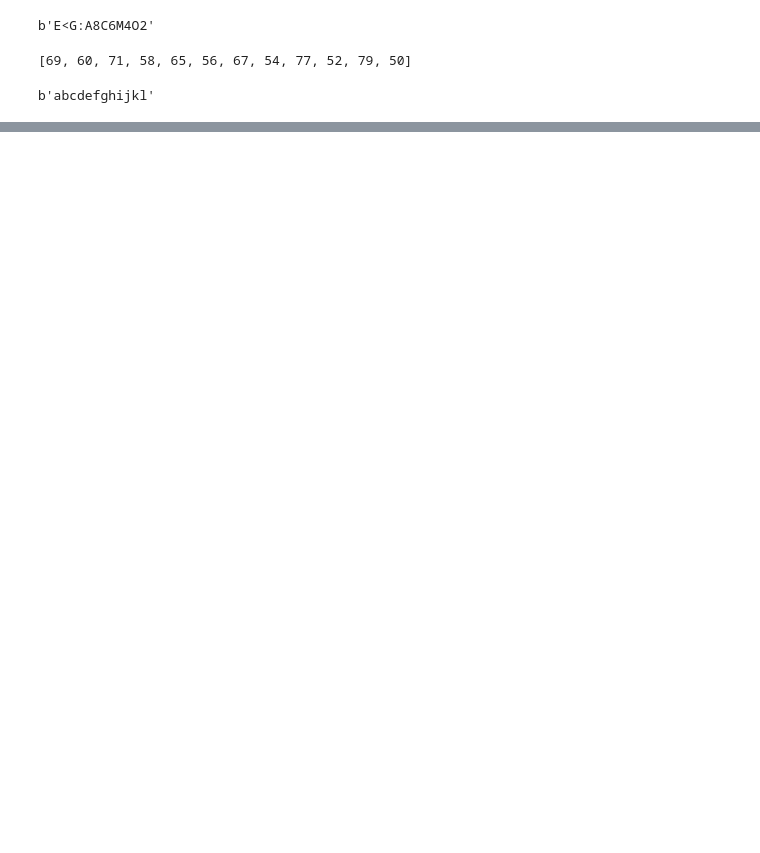
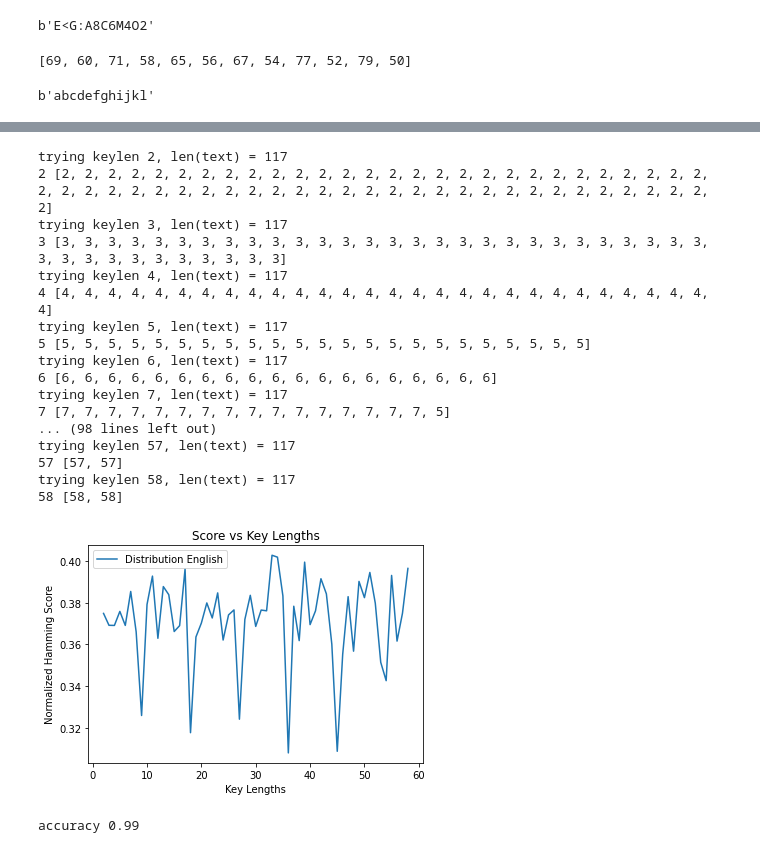
Before and after one commit to arpitbbhayani/decipher-single-byte-xor, a Jupyter notebook: decipher-repeating-key-xor.ipynb, the cells around one changed output, grey strips where cells are left out. Cells and saved outputs as stored; diff of their text form; code cells hidden in the pictures; blank space fills up the shorter version.

```diff
--- a/decipher-repeating-key-xor.ipynb
+++ b/decipher-repeating-key-xor.ipynb
@@ -9,7 +12,7 @@ import matplotlib.pyplot as plt
 from collections import Counter
 from typing import List, Tuple
 # %%
-plain_text = b'British troops entered Cuxhaven at 1400 on 6 May - from now on all radio traffic will cease - wishing you all the best. Lt Kunkel.'
+plain_text = b'British troops entered Cuxhaven at on May from now on all radio traffic will cease wishing you all the best Lt Kunkel'
 # %%
 plain_text = plain_text.lower()
 # %%
@@ -46,0 +52,10 @@ b"F,M*M-L~P,K1T-\x04;J*A,A:\x04=Q&L?R;J~E*\x04o\x10n\x14~K0\x04h\x043E'\x04s\x04
+# %%
+def hamming_distance_bytes(text1:bytes, text2:bytes) -> int:
+    dist = 0
+    for byte1, byte2 in zip(text1, text2):
+        dist += bin(byte1 ^ byte2).count('1')
+    return dist
+
+
+def hamming_score_bytes(text1:bytes, text2:bytes) -> float:
+    return hamming_distance_bytes(text1, text2) / (8 * min(len(text1), len(text2)))
@@ -47,9 +70,8 @@ b"F,M*M-L~P,K1T-\x04;J*A,A:\x04=Q&L?R;J~E*\x04o\x10n\x14~K0\x04h\x043E'\x04s\x04
 # %%
-def plot_linears(dist_1, dist_2, title=None):
-    plt.plot(list(string.ascii_lowercase), dist_1, label="Distribution English")
-    plt.plot(list(string.ascii_lowercase), dist_2, label="Distribution Text")
-    plt.xlabel('Letters')
-    plt.ylabel('Frequency (percentage)')
+def plot_linears(keys, scores, title=None):
+    plt.plot(keys, scores, label="Distribution English")
+    plt.xlabel('Key Lengths')
+    plt.ylabel('Normalized Hamming Score')
     plt.title(title)
     plt.legend()
     plt.show()
@@ -109,0 +119,39 @@ assert decipher(cipher_text) == (plain_text, key,)
+# %%
+key = b"$43132^21"
+cipher_text = repeating_key_xor(plain_text, key)
+ck = compute_key_length(cipher_text, plot=True)
+assert math.gcd(ck, len(key)) == len(key)
+# %% [output]
+trying keylen 2, len(text) = 117
+2 [2, 2, 2, 2, 2, 2, 2, 2, 2, 2, 2, 2, 2, 2, 2, 2, 2, 2, 2, 2, 2, 2, 2, 2, 2, 2, 2, 2, 2, 2, 2, 2, 2, 2, 2, 2, 2, 2, 2, 2, 2, 2, 2, 2, 2, 2, 2, 2, 2, 2, 2, 2, 2, 2, 2, 2, 2, 2]
+trying keylen 3, len(text) = 117
+3 [3, 3, 3, 3, 3, 3, 3, 3, 3, 3, 3, 3, 3, 3, 3, 3, 3, 3, 3, 3, 3, 3, 3, 3, 3, 3, 3, 3, 3, 3, 3, 3, 3, 3, 3, 3, 3, 3, 3]
+trying keylen 4, len(text) = 117
+4 [4, 4, 4, 4, 4, 4, 4, 4, 4, 4, 4, 4, 4, 4, 4, 4, 4, 4, 4, 4, 4, 4, 4, 4, 4, 4, 4, 4, 4]
+trying keylen 5, len(text) = 117
+5 [5, 5, 5, 5, 5, 5, 5, 5, 5, 5, 5, 5, 5, 5, 5, 5, 5, 5, 5, 5, 5, 5, 5]
+trying keylen 6, len(text) = 117
+6 [6, 6, 6, 6, 6, 6, 6, 6, 6, 6, 6, 6, 6, 6, 6, 6, 6, 6, 6]
+trying keylen 7, len(text) = 117
+7 [7, 7, 7, 7, 7, 7, 7, 7, 7, 7, 7, 7, 7, 7, 7, 7, 5]
+... (98 lines left out)
+trying keylen 57, len(text) = 117
+57 [57, 57]
+trying keylen 58, len(text) = 117
+58 [58, 58]
+[figure, added]
+# %%
+count, total = 0, 100
+for _ in range(total):
+    _key = random.sample(range(255), random.randint(2,16))
+    _cipher = repeating_key_xor(plain_text, _key)
+    ck = compute_key_length(_cipher)
+    try:
+        assert math.gcd(ck, len(_key)) == len(_key)
+        count += 1
+    except AssertionError as e:
+        pass
+
+print(f"accuracy {count/total}")
+# %% [output]
+accuracy 0.99
```
Also changed, not shown: parts of 16 cells of this notebook.
